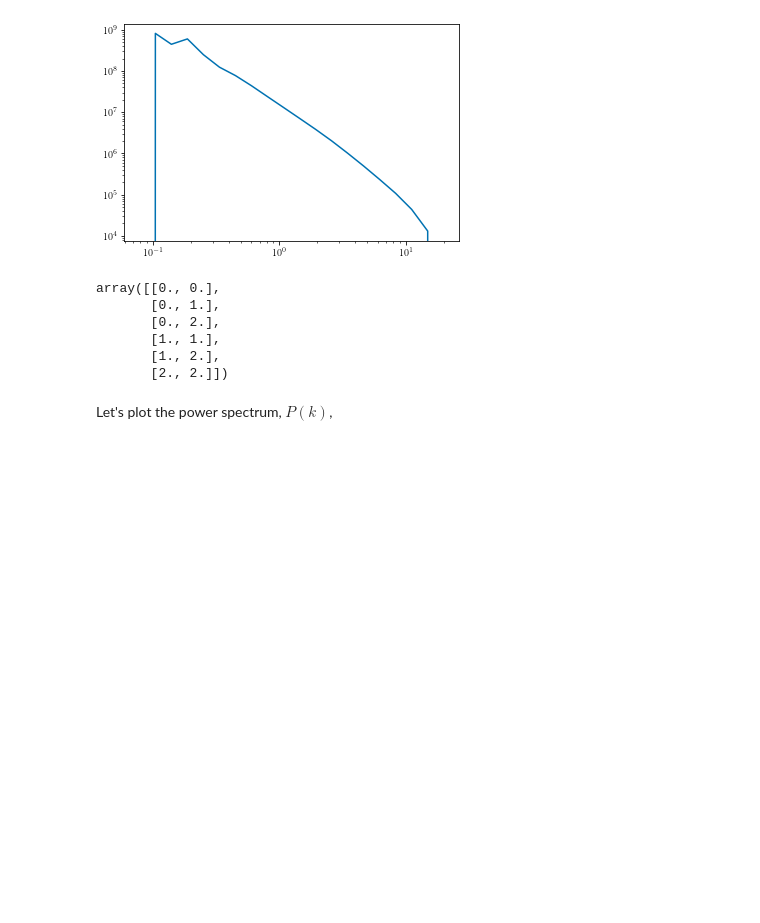
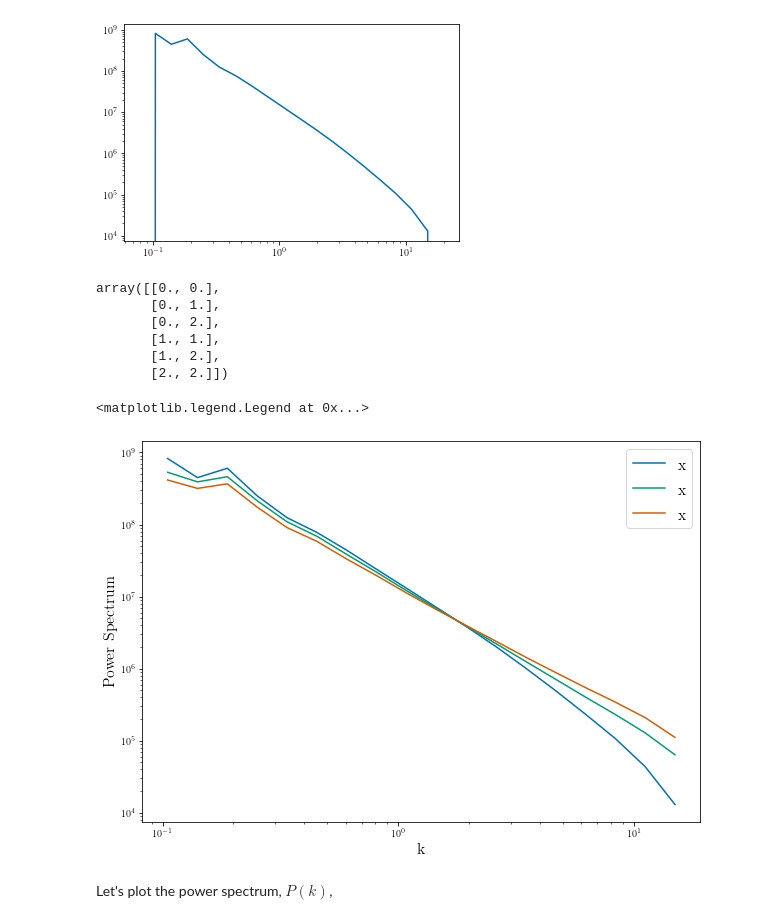
Before and after one commit to lisaleemcb/deprism, a Jupyter notebook: generate_spectra.ipynb, the cells around one changed output. Drawn from its saved outputs; the diff is of its cells as text; code cells hidden in the pictures; blank space fills up the shorter version.

```diff
--- a/generate_spectra.ipynb
+++ b/generate_spectra.ipynb
@@ -466,33 +528,36 @@ spectra = (k, [p_specs['P_21cm_21cm'], p_specs['P_21cm_CII'],
 # %%
 fig, ax = plt.subplots()
 
 fig.set_figheight(7)
 fig.set_figwidth(10)
 
 line_labels = ['P_21cm_21cm', 'P_21cm_CII', 'P_21cm_OIII']
 
 for label in line_labels:
 #ax.axvline(k[9], color='black', ls='--', alpha=.2)
 
 #plt.loglog(k, Lidz_pspec_log, label='Lidz log')
-    legend_label = r*label
+    #legend_label = r*label
 
-    plt.loglog(k[1:-1], spectra[label][1:-1], marker='None',
+    plt.loglog(k[1:-1], p_specs[label][1:-1], marker='None',
             label=r'x')
 
 #plt.loglog(k[1:-1], spectra[label[1:-1], marker='None',
 #        label=r'{} x {} '.format(line_labels[int(indices[3][0])],
 #                                                       line_labels[int(indices[3][1])]))
 
 #plt.loglog(k[1:-1], spectra[1][5][1:-1], marker='None',
 #        label=r'{} x {} '.format(line_labels[int(indices[5][0])],
 #                                                       line_labels[int(indices[5][1])]))
 
 
 plt.xlabel('k',fontsize=16)
 plt.ylabel('Power Spectrum', fontsize=16)
 
 plt.legend(fontsize=16)
+# %% [output]
+<matplotlib.legend.Legend at 0x...>
+[figure, added]
 # %% [markdown]
 Let's plot the power spectrum, $P(k)$,
 # %%
```
Also changed, not shown: parts of 197 cells of this notebook, 3 other files.
